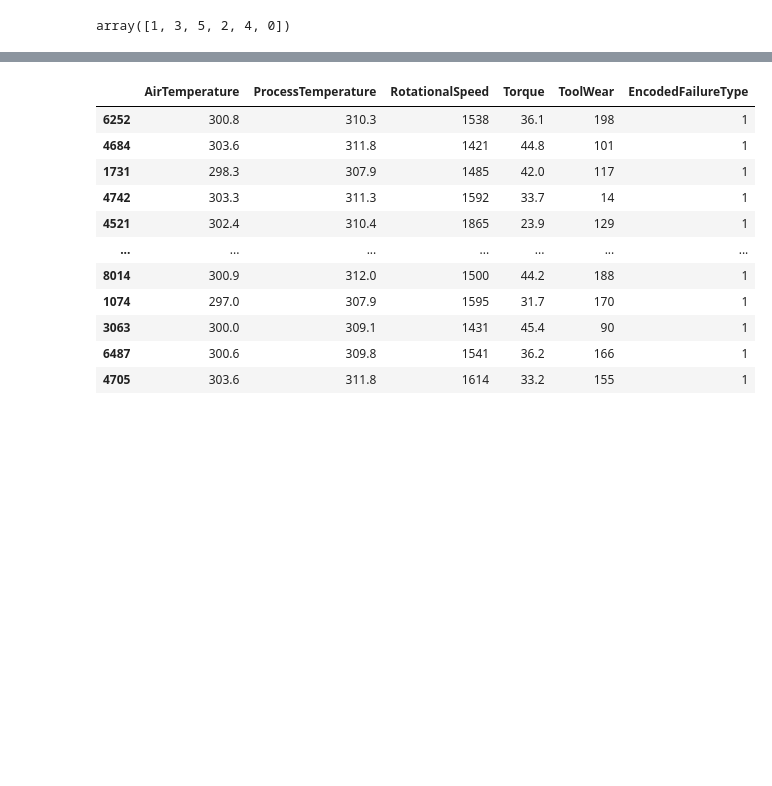
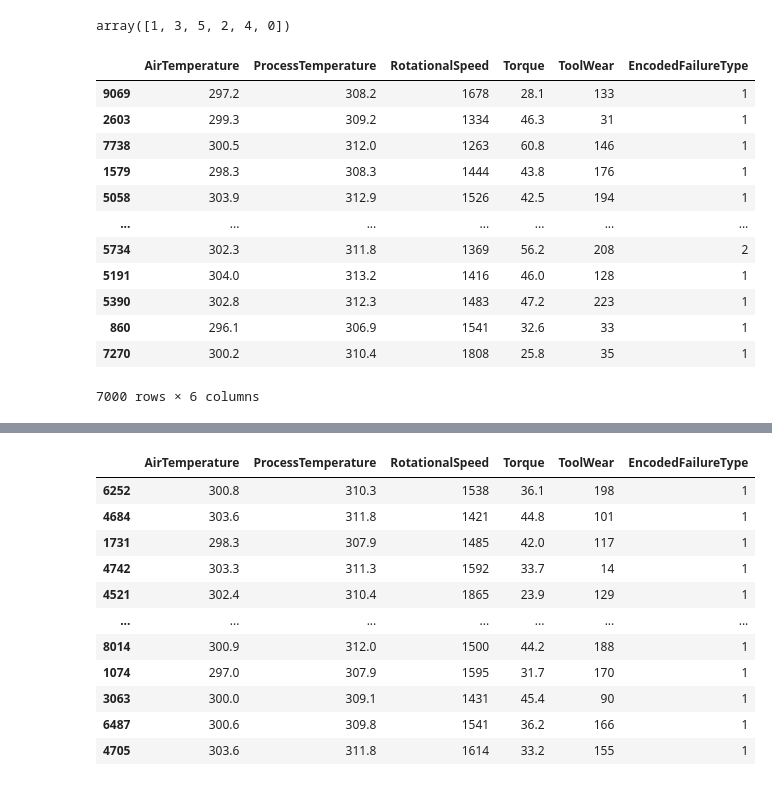
Before and after one commit to Subhigupta/Data-Driven-Predictive-Maintenance-using-ML, a Jupyter notebook: Multinominal Classification.ipynb, the cells around one changed output, grey strips where cells are left out. Saved outputs shown, nothing was run; the diff lists cells and outputs as text; code cells hidden in the pictures; blank space fills up the shorter version.

```diff
--- a/Multinominal Classification.ipynb
+++ b/Multinominal Classification.ipynb
@@ -200,2 +234,14 @@ sns.pairplot(df,diag_kind='kde',hue='Failure Type') #it has histograms along the
 # %% [markdown]
 ### Data Preprocessing
+# %%
+new_data = df.copy()
+scaler = LabelEncoder()
+
+type_encoder = LabelEncoder()
+failure_type_encoder = LabelEncoder()
+
+new_data['Type'] = type_encoder.fit_transform(new_data['Type'])
+new_data['EncodedFailureType'] = failure_type_encoder.fit_transform(new_data['Failure Type'])
+
+new_data = new_data.drop(columns=['UDI','Product ID'], axis=1)
+new_data
@@ -202,8 +268,8 @@ sns.pairplot(df,diag_kind='kde',hue='Failure Type') #it has histograms along the
 # %%
-new_data=df.copy()
-scaler = LabelEncoder()
-new_data['Type'] = scaler.fit_transform(new_data['Type'])
-new_data['EncodedFailureType']= scaler.fit_transform(new_data['Failure Type'])
+# new_data = df.copy()
+# scaler = LabelEncoder()
+# new_data['Type'] = scaler.fit_transform(new_data['Type'])
+# new_data['EncodedFailureType'] = scaler.fit_transform(new_data['Failure Type'])
 
-new_data=new_data.drop(columns=['UDI','Product ID'],axis=1)
-new_data
+# new_data = new_data.drop(columns=['UDI','Product ID'], axis=1)
+# new_data
@@ -271,3 +335,20 @@ y.unique()
 array([1, 3, 5, 2, 4, 0])
 # %%
 X_train, X_test, y_train, y_test = train_test_split(X, y, test_size=0.3, random_state=42)
+# %%
+train_data = pd.concat([X_train,y_train], axis=1)
+train_data
+# %% [output]
+|  | AirTemperature | ProcessTemperature | RotationalSpeed | Torque | ToolWear | EncodedFailureType |
+| 9069 | 297.2 | 308.2 | 1678 | 28.1 | 133 | 1 |
+| 2603 | 299.3 | 309.2 | 1334 | 46.3 | 31 | 1 |
+| 7738 | 300.5 | 312.0 | 1263 | 60.8 | 146 | 1 |
+| 1579 | 298.3 | 308.3 | 1444 | 43.8 | 176 | 1 |
+| 5058 | 303.9 | 312.9 | 1526 | 42.5 | 194 | 1 |
+| ... | ... | ... | ... | ... | ... | ... |
+| 5734 | 302.3 | 311.8 | 1369 | 56.2 | 208 | 2 |
+| 5191 | 304.0 | 313.2 | 1416 | 46.0 | 128 | 1 |
+| 5390 | 302.8 | 312.3 | 1483 | 47.2 | 223 | 1 |
+| 860 | 296.1 | 306.9 | 1541 | 32.6 | 33 | 1 |
+| 7270 | 300.2 | 310.4 | 1808 | 25.8 | 35 | 1 |
+7000 rows × 6 columns
```
Also changed, not shown: parts of 86 cells of this notebook.
